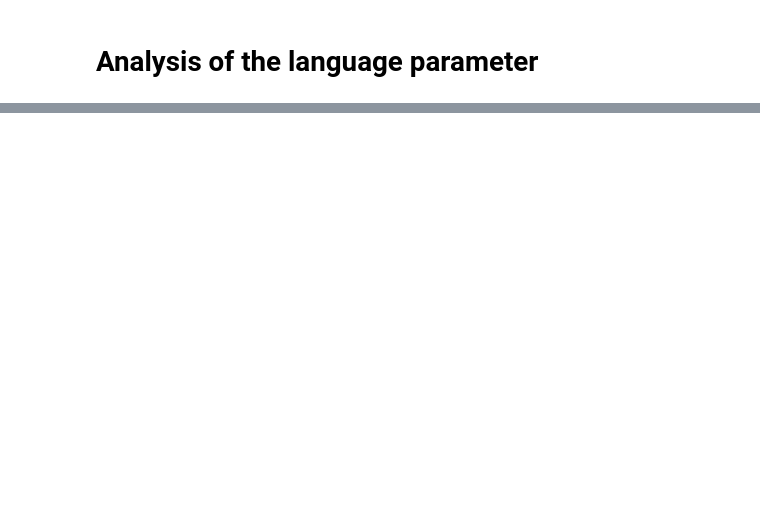
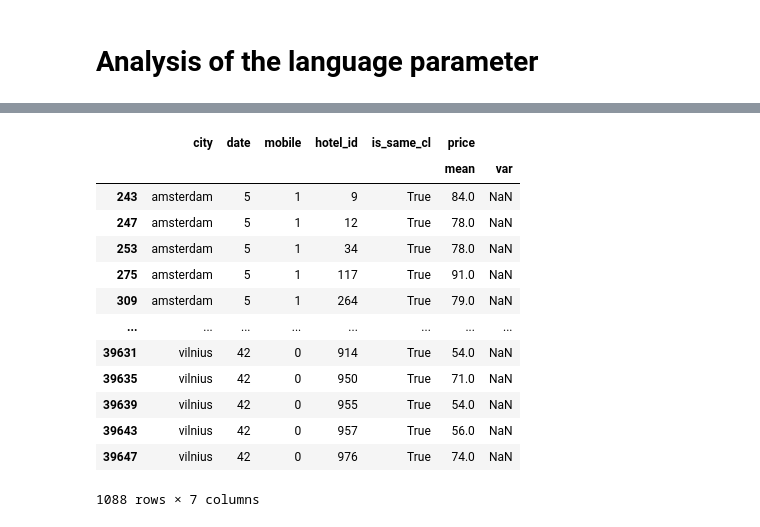
Before and after one commit to Novly57/IA_Framework_DefiIA, a Jupyter notebook: analysis/Language Analysis.ipynb, the cells around one changed output, grey strips where cells are left out. Cells and saved outputs as stored; diff of their text form; code cells hidden in the pictures; blank space fills up the shorter version.

```diff
--- a/analysis/Language Analysis.ipynb
+++ b/analysis/Language Analysis.ipynb
@@ -36,0 +127,17 @@ data
+# %%
+grouped.iloc[grouped.loc[grouped.is_same_cl == False].loc[grouped.price['var'] < 1.].index+1]
+# %% [output]
+|  | city | date | mobile | hotel_id | is_same_cl | price |  |
+|  |  |  |  |  |  | mean | var |
+| 243 | amsterdam | 5 | 1 | 9 | True | 84.0 | NaN |
+| 247 | amsterdam | 5 | 1 | 12 | True | 78.0 | NaN |
+| 253 | amsterdam | 5 | 1 | 34 | True | 78.0 | NaN |
+| 275 | amsterdam | 5 | 1 | 117 | True | 91.0 | NaN |
+| 309 | amsterdam | 5 | 1 | 264 | True | 79.0 | NaN |
+| ... | ... | ... | ... | ... | ... | ... | ... |
+| 39631 | vilnius | 42 | 0 | 914 | True | 54.0 | NaN |
+| 39635 | vilnius | 42 | 0 | 950 | True | 71.0 | NaN |
+| 39639 | vilnius | 42 | 0 | 955 | True | 54.0 | NaN |
+| 39643 | vilnius | 42 | 0 | 957 | True | 56.0 | NaN |
+| 39647 | vilnius | 42 | 0 | 976 | True | 74.0 | NaN |
+1088 rows × 7 columns
```
Also changed, not shown: parts of 16 cells of this notebook, 1 other file.
